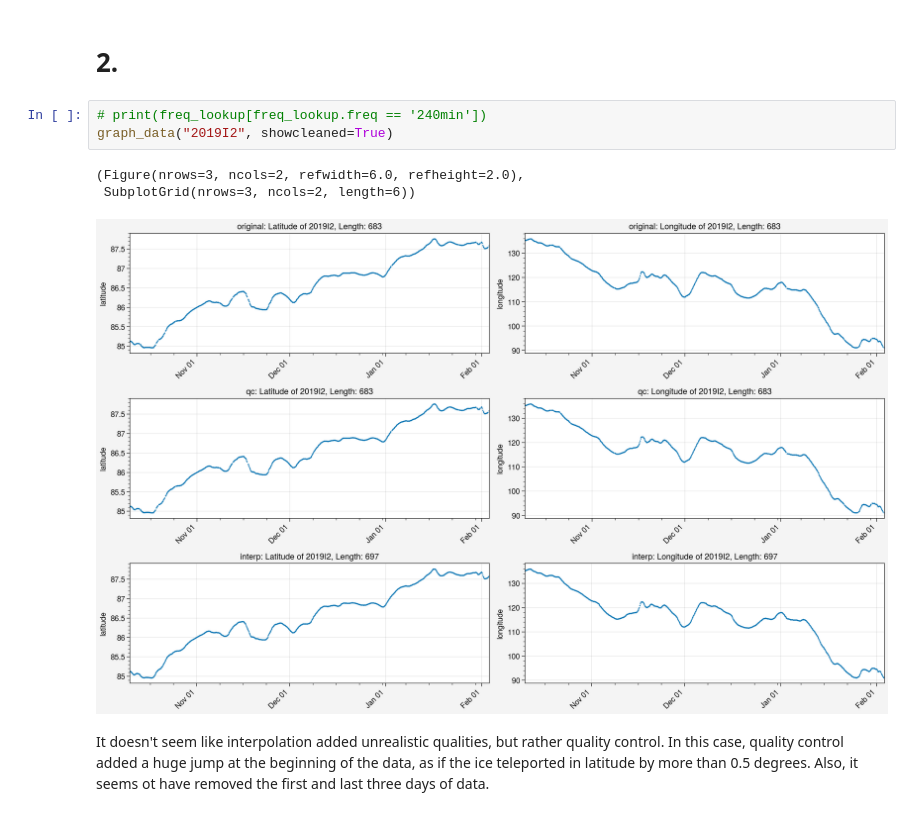
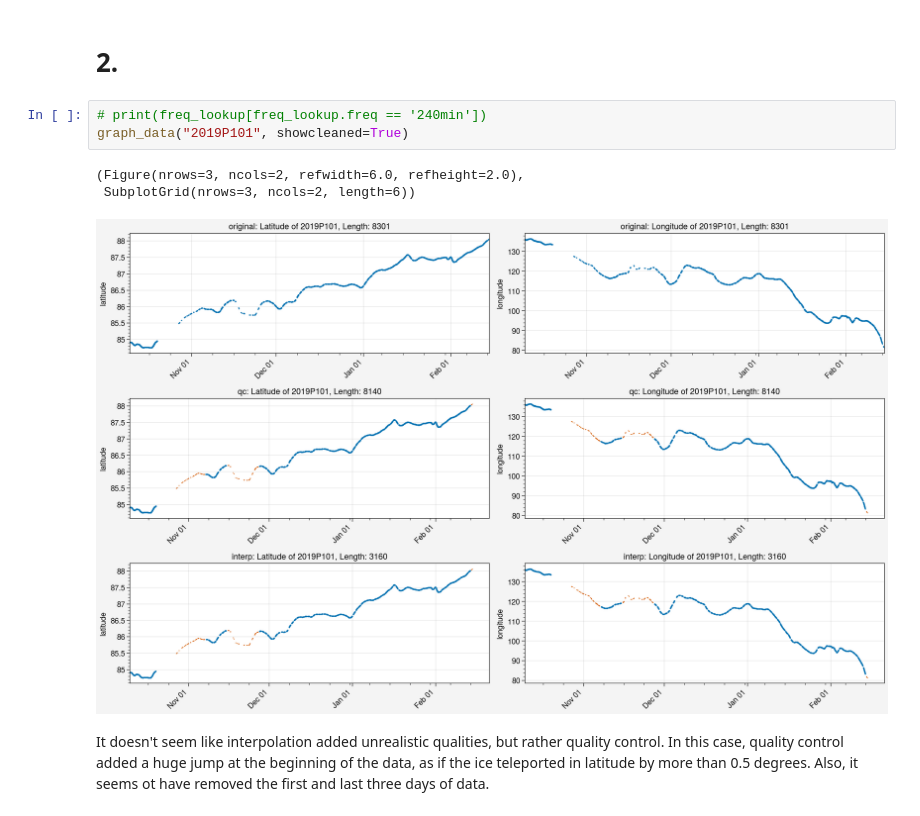
Before and after one commit to awang343/uncertainty-quantification-sea-ice, a Jupyter notebook: notebooks/Buoy Processing.ipynb, the cells around one changed output. Saved outputs shown, nothing was run; the diff lists cells and outputs as text.

```diff
--- a/notebooks/Buoy Processing.ipynb
+++ b/notebooks/Buoy Processing.ipynb
@@ -82,11 +82,11 @@ There is significantly less data in the interpolated dataframe. Quality control
 # 2.
 # %%
 # print(freq_lookup[freq_lookup.freq == '240min'])
-graph_data("2019I2", showcleaned=True)
+graph_data("2019P101", showcleaned=True)
 # %% [output]
 (Figure(nrows=3, ncols=2, refwidth=6.0, refheight=2.0),
  SubplotGrid(nrows=3, ncols=2, length=6))
-[figure, old version]
+[figure, new version]
 # %% [markdown]
 It doesn't seem like interpolation added unrealistic qualities, but rather quality control. In this case, quality control added a huge jump at the beginning of the data, as if the ice teleported in latitude by more than 0.5 degrees. Also, it seems ot have removed the first and last three days of data.
 # %% [markdown]
```
Also changed, not shown: parts of 2 cells of this notebook, 4 other files.
